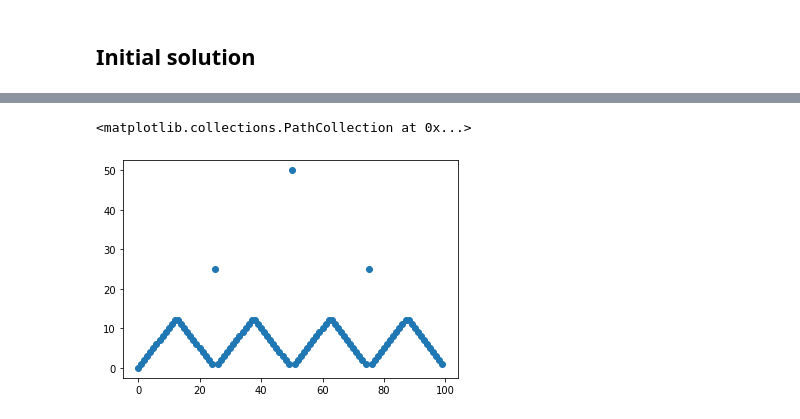
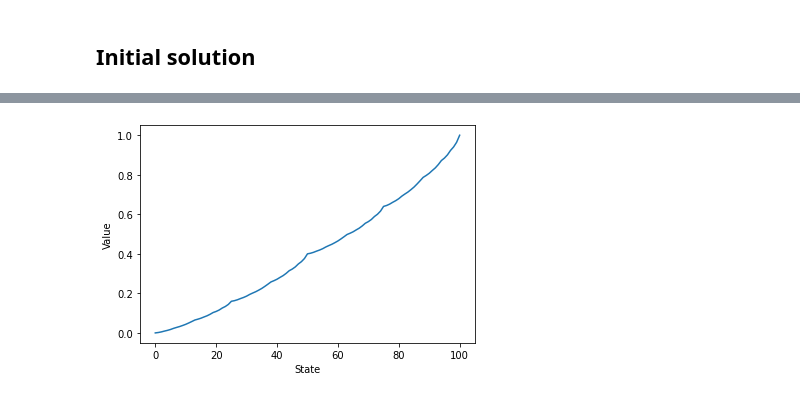
Before and after one commit to rcalef/suttonBarto2ndEd, a Jupyter notebook: ch4/ch4.ipynb, the cells around one changed output, grey strips where cells are left out. Cells and saved outputs as stored; diff of their text form; code cells hidden in the pictures.

```diff
--- a/ch4/ch4.ipynb
+++ b/ch4/ch4.ipynb
@@ -512,5 +510,6 @@ policy = policy_from_value(final_v)
-# %%
-plt.scatter(np.arange(end_val), policy)
-# %% [output]
-<matplotlib.collections.PathCollection at 0x...>
-[figure, removed]
+# %%
+plt.plot(np.arange(101), final_v)
+plt.xlabel("State")
+_ = plt.ylabel("Value")
+# %% [output]
+[figure, added]
```
Also changed, not shown: parts of 27 cells of this notebook.
